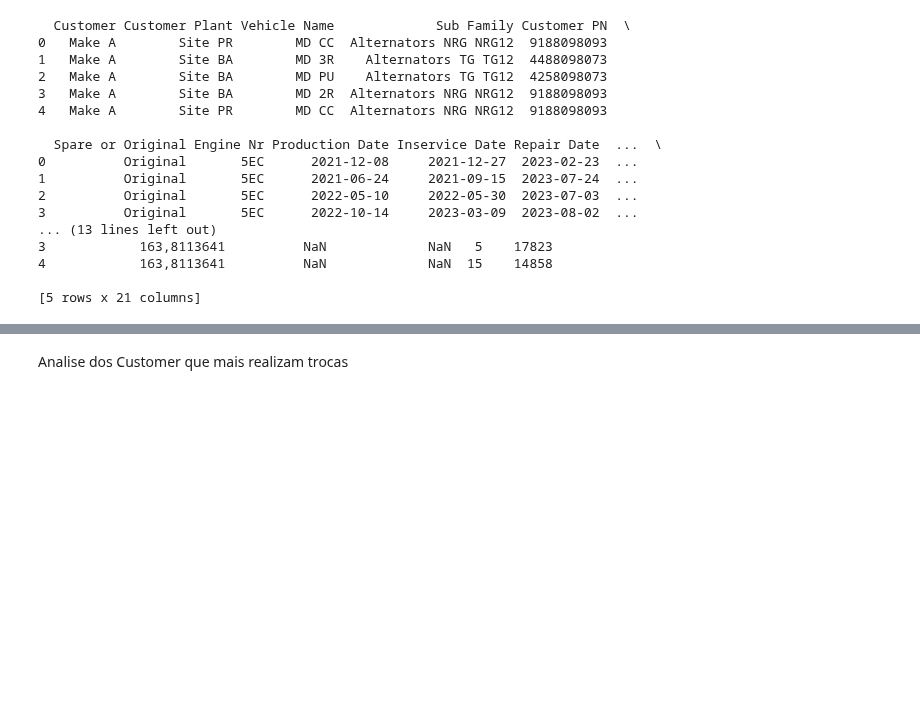
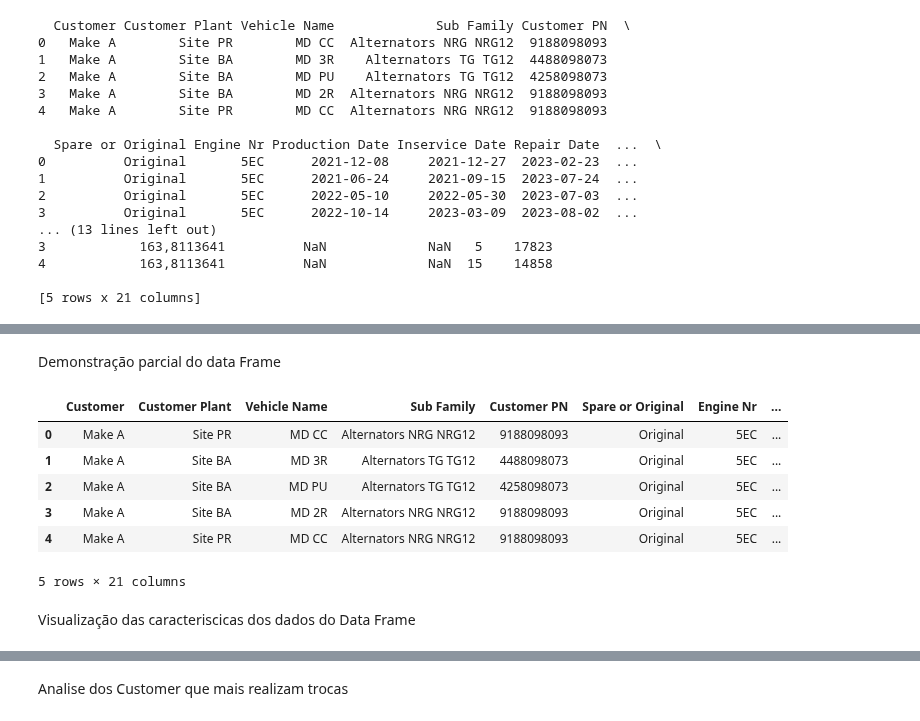
Before and after one commit to Ferraz0Felipe/PROJ-APLIC-I, a Jupyter notebook: ALGORITMO/Projeto_AplicaI.ipynb, the cells around one changed output, grey strips where cells are left out. Drawn from its saved outputs; the diff is of its cells as text; code cells hidden in the pictures; blank space fills up the shorter version.

```diff
--- a/ALGORITMO/Projeto_AplicaI.ipynb
+++ b/ALGORITMO/Projeto_AplicaI.ipynb
@@ -49,0 +70,14 @@ linhas = csv_data.split("\n")
+# %% [markdown]
+Demonstração parcial do data Frame
+# %%
+df.head()
+# %% [output]
+|  | Customer | Customer Plant | Vehicle Name | Sub Family | Customer PN | Spare or Original | Engine Nr | ... |
+| 0 | Make A | Site PR | MD CC | Alternators NRG NRG12 | 9188098093 | Original | 5EC | ... |
+| 1 | Make A | Site BA | MD 3R | Alternators TG TG12 | 4488098073 | Original | 5EC | ... |
+| 2 | Make A | Site BA | MD PU | Alternators TG TG12 | 4258098073 | Original | 5EC | ... |
+| 3 | Make A | Site BA | MD 2R | Alternators NRG NRG12 | 9188098093 | Original | 5EC | ... |
+| 4 | Make A | Site PR | MD CC | Alternators NRG NRG12 | 9188098093 | Original | 5EC | ... |
+5 rows × 21 columns
+# %% [markdown]
+Visualização das caracteriscicas dos dados do Data Frame
```
Also changed, not shown: parts of 24 cells of this notebook.
